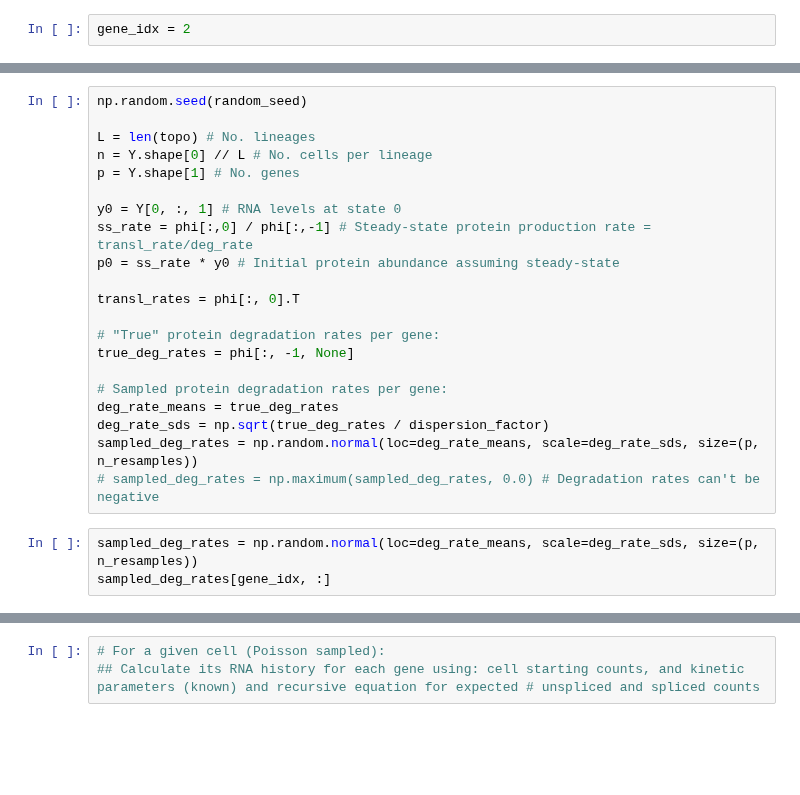
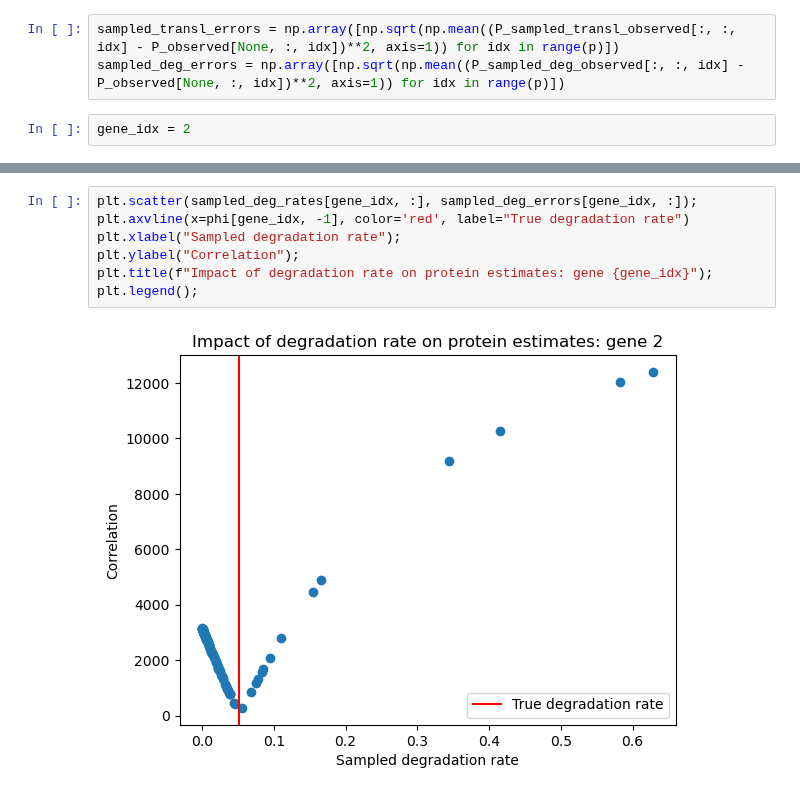
Before and after one commit to reliscu/chronocell_simulations, a Jupyter notebook: simulate_protein_imputation.ipynb, the cells around one changed output, grey strips where cells are left out. Drawn from its saved outputs; the diff is of its cells as text; blank space fills up the shorter version.

```diff
--- a/simulate_protein_imputation.ipynb
+++ b/simulate_protein_imputation.ipynb
@@ -88,2 +83,5 @@ sampled_deg_error = np.array([[np.sqrt((P_deg_sampled_observed[r, :, idx] - P_ob
+# %%
+sampled_transl_errors = np.array([np.sqrt(np.mean((P_sampled_transl_observed[:, :, idx] - P_observed[None, :, idx])**2, axis=1)) for idx in range(p)])
+sampled_deg_errors = np.array([np.sqrt(np.mean((P_sampled_deg_observed[:, :, idx] - P_observed[None, :, idx])**2, axis=1)) for idx in range(p)])
 # %%
 gene_idx = 2
@@ -108,24 +116,0 @@ plt.legend();
-# %%
-np.random.seed(random_seed)
-
-L = len(topo) # No. lineages
-n = Y.shape[0] // L # No. cells per lineage
-p = Y.shape[1] # No. genes
-
-y0 = Y[0, :, 1] # RNA levels at state 0
-ss_rate = phi[:,0] / phi[:,-1] # Steady-state protein production rate = transl_rate/deg_rate
-p0 = ss_rate * y0 # Initial protein abundance assuming steady-state
-
-transl_rates = phi[:, 0].T
-
-# "True" protein degradation rates per gene:
-true_deg_rates = phi[:, -1, None]
-
-# Sampled protein degradation rates per gene:
-deg_rate_means = true_deg_rates
-deg_rate_sds = np.sqrt(true_deg_rates / dispersion_factor)
-sampled_deg_rates = np.random.normal(loc=deg_rate_means, scale=deg_rate_sds, size=(p, n_resamples))
-# sampled_deg_rates = np.maximum(sampled_deg_rates, 0.0) # Degradation rates can't be negative
-# %%
-sampled_deg_rates = np.random.normal(loc=deg_rate_means, scale=deg_rate_sds, size=(p, n_resamples))
-sampled_deg_rates[gene_idx, :]
@@ -154,3 +117,9 @@ array([[5.74777220e-03],
-# %%
-# For a given cell (Poisson sampled):
-## Calculate its RNA history for each gene using: cell starting counts, and kinetic parameters (known) and recursive equation for expected # unspliced and spliced counts
+# %%
+plt.scatter(sampled_deg_rates[gene_idx, :], sampled_deg_errors[gene_idx, :]);
+plt.axvline(x=phi[gene_idx, -1], color='red', label="True degradation rate")
+plt.xlabel("Sampled degradation rate");
+plt.ylabel("Correlation");
+plt.title(f"Impact of degradation rate on protein estimates: gene {gene_idx}");
+plt.legend();
+# %% [output]
+[figure, added]
```
Also changed, not shown: parts of 12 cells of this notebook, 1 other file.
